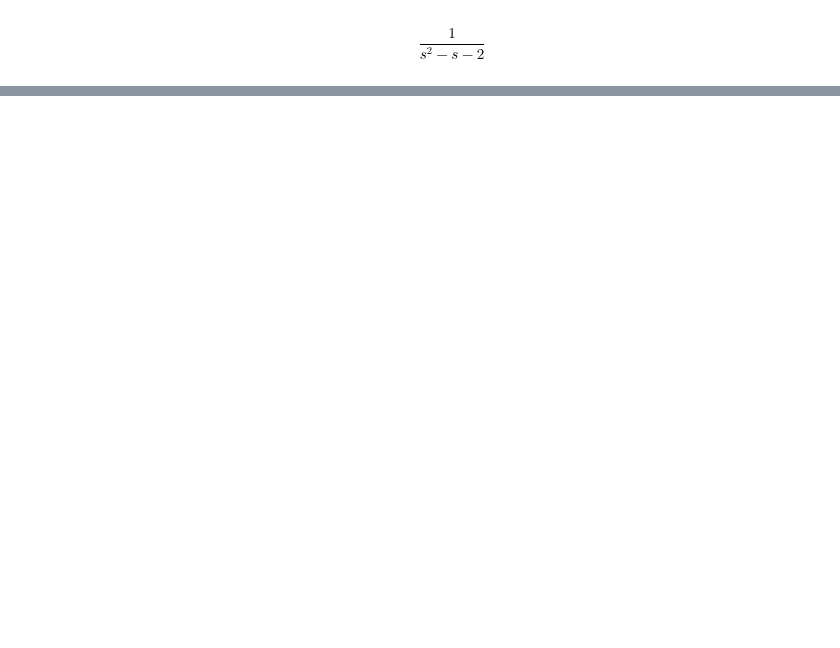
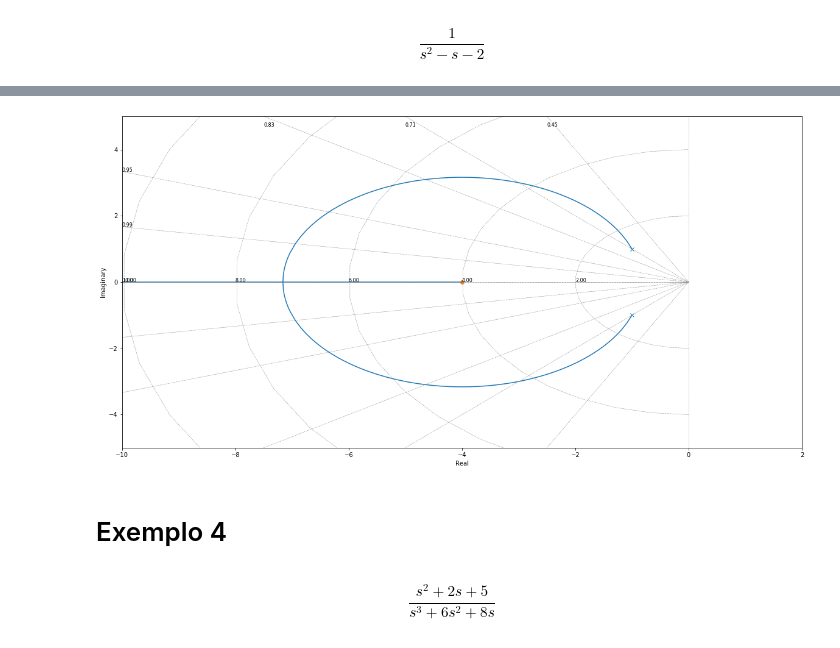
Before and after one commit to kenzosakiyama/controle, a Jupyter notebook: lugar_das_raizes.ipynb, the cells around one changed output, grey strips where cells are left out. Saved outputs shown, nothing was run; the diff lists cells and outputs as text; code cells hidden in the pictures; blank space fills up the shorter version.

```diff
--- a/lugar_das_raizes.ipynb
+++ b/lugar_das_raizes.ipynb
@@ -24,0 +43,2 @@ plt.grid()
+# %%
+ex3 = TransferFunction([1,4], [1, 2, 2])
@@ -24,0 +49,6 @@ plt.grid()
+# %%
+_ = root_locus(ex3, kvect=np.linspace(0, 5, 100), xlim=(-10, 2), ylim=(-5, 5))
+# %% [output]
+[figure, added]
+# %% [markdown]
+# Exemplo 4
@@ -24,0 +57,4 @@ plt.grid()
+# %%
+ex4
+# %% [output]
+$$\frac{s^2 + 2 s + 5}{s^3 + 6 s^2 + 8 s}$$
```
Also changed, not shown: parts of 14 cells of this notebook.
